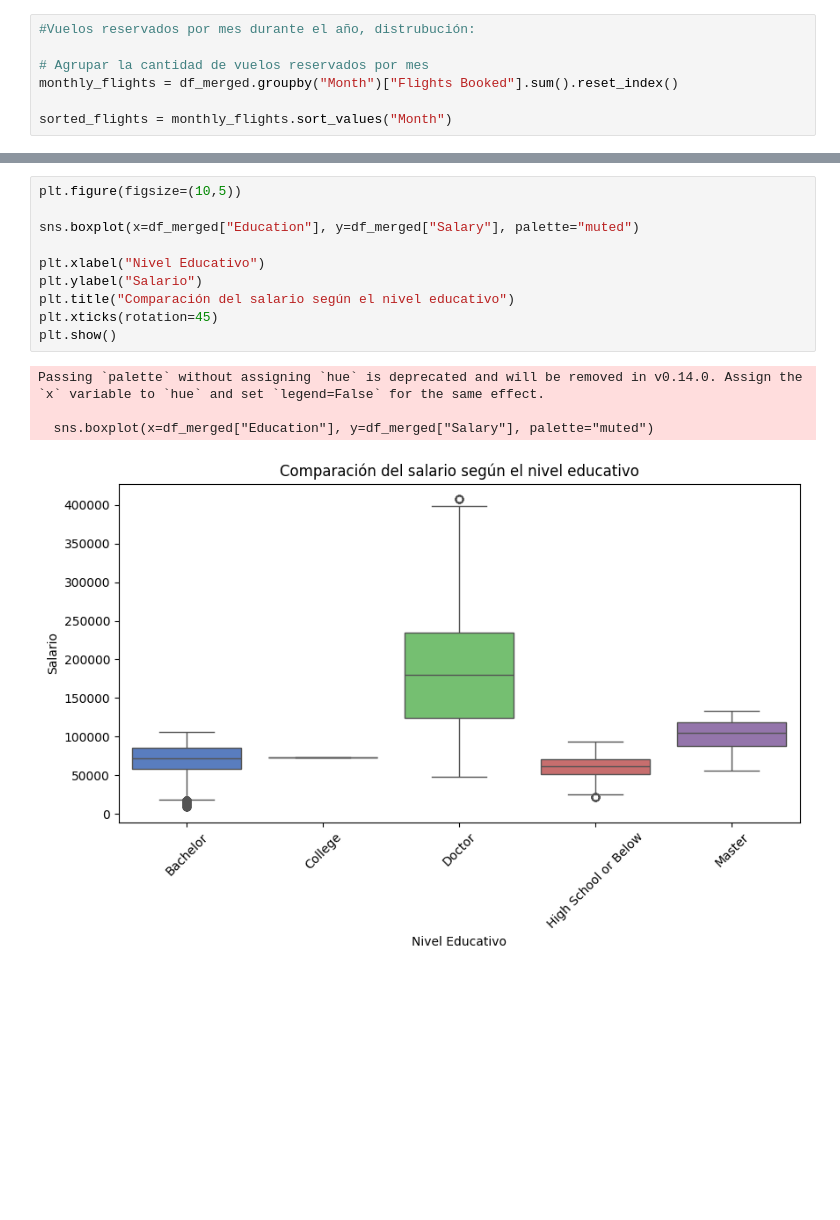
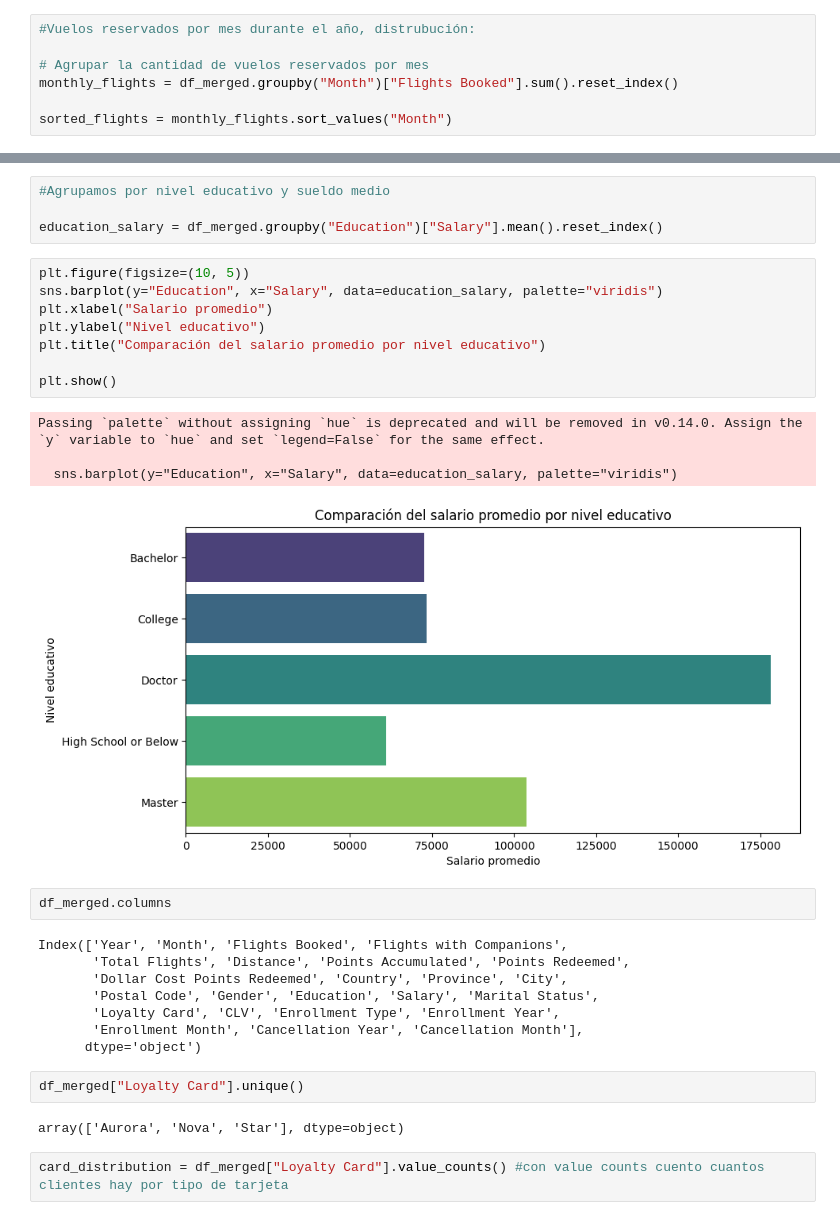
Before and after one commit to antoaag/Adalab-bda-modulo-3-evaluacion-final-antoaag, a Jupyter notebook: examen final modulo 3.ipynb, the cells around one changed output, grey strips where cells are left out. Saved outputs shown, nothing was run; the diff lists cells and outputs as text; blank space fills up the shorter version.

```diff
--- a/examen final modulo 3.ipynb
+++ b/examen final modulo 3.ipynb
@@ -264,15 +295,33 @@ Passing `palette` without assigning `hue` is deprecated and will be removed in v
+# %%
+#Agrupamos por nivel educativo y sueldo medio
+
+education_salary = df_merged.groupby("Education")["Salary"].mean().reset_index()
 # %%
-plt.figure(figsize=(10,5))
+plt.figure(figsize=(10, 5))
+sns.barplot(y="Education", x="Salary", data=education_salary, palette="viridis")
+plt.xlabel("Salario promedio")
+plt.ylabel("Nivel educativo")
+plt.title("Comparación del salario promedio por nivel educativo")
 
-sns.boxplot(x=df_merged["Education"], y=df_merged["Salary"], palette="muted")
-
-plt.xlabel("Nivel Educativo")
-plt.ylabel("Salario")
-plt.title("Comparación del salario según el nivel educativo")
-plt.xticks(rotation=45)
 plt.show()
 # %% [output]
-Passing `palette` without assigning `hue` is deprecated and will be removed in v0.14.0. Assign the `x` variable to `hue` and set `legend=False` for the same effect.
+Passing `palette` without assigning `hue` is deprecated and will be removed in v0.14.0. Assign the `y` variable to `hue` and set `legend=False` for the same effect.
 
-  sns.boxplot(x=df_merged["Education"], y=df_merged["Salary"], palette="muted")
+  sns.barplot(y="Education", x="Salary", data=education_salary, palette="viridis")
-[figure, old version]
+[figure, new version]
+# %%
+df_merged.columns
+# %% [output]
+Index(['Year', 'Month', 'Flights Booked', 'Flights with Companions',
+       'Total Flights', 'Distance', 'Points Accumulated', 'Points Redeemed',
+       'Dollar Cost Points Redeemed', 'Country', 'Province', 'City',
+       'Postal Code', 'Gender', 'Education', 'Salary', 'Marital Status',
+       'Loyalty Card', 'CLV', 'Enrollment Type', 'Enrollment Year',
+       'Enrollment Month', 'Cancellation Year', 'Cancellation Month'],
+      dtype='object')
+# %%
+df_merged["Loyalty Card"].unique()
+# %% [output]
+array(['Aurora', 'Nova', 'Star'], dtype=object)
+# %%
+card_distribution = df_merged["Loyalty Card"].value_counts() #con value counts cuento cuantos clientes hay por tipo de tarjeta
```
Also changed, not shown: parts of 19 cells of this notebook.
